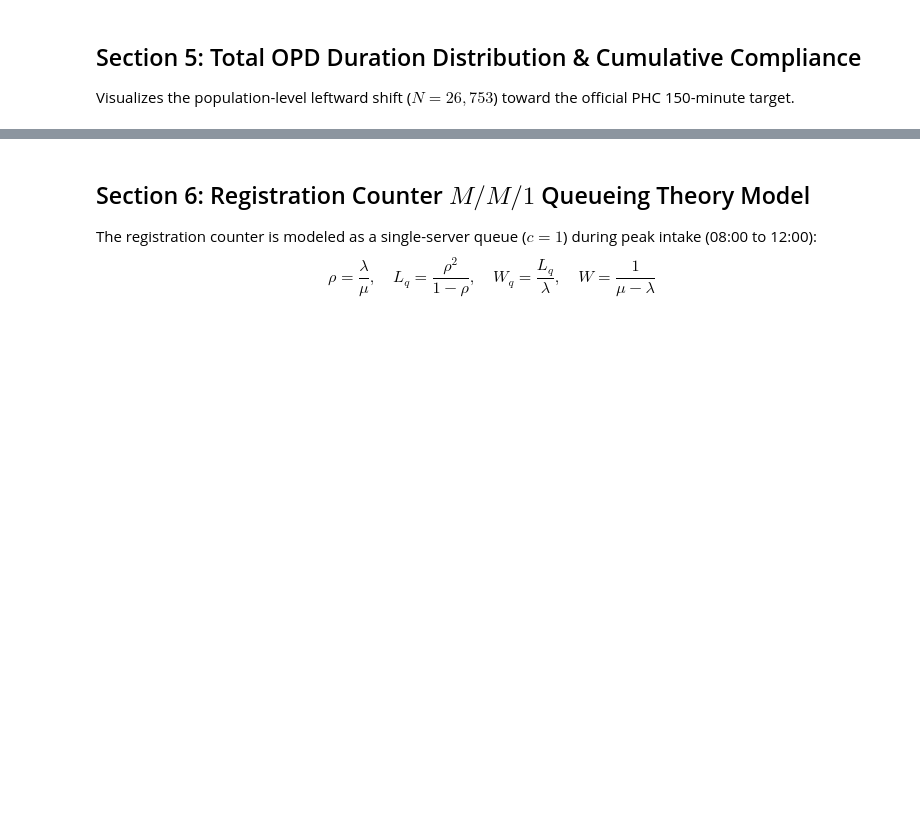
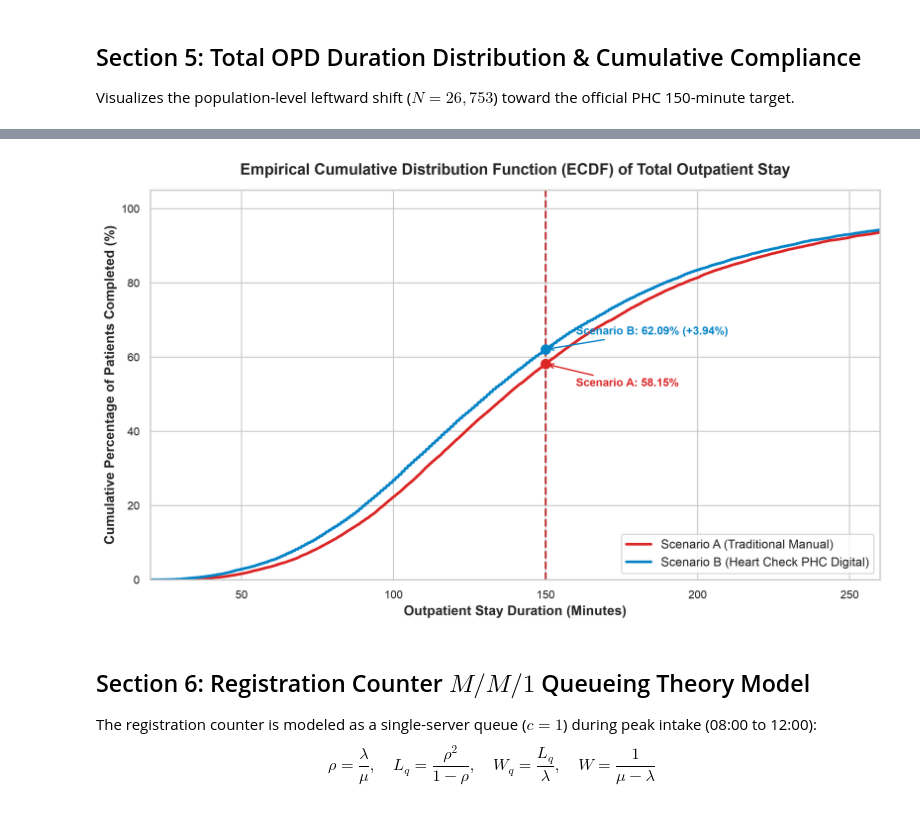
Before and after one commit to Haoraaaannnn/heart-check-phc, a Jupyter notebook: python_backend/chapter4_simulation.ipynb, the cells around one changed output, grey strips where cells are left out. Cells and saved outputs as stored; diff of their text form; code cells hidden in the pictures; blank space fills up the shorter version.

```diff
--- a/python_backend/chapter4_simulation.ipynb
+++ b/python_backend/chapter4_simulation.ipynb
@@ -569,34 +619,36 @@ plt.show()
 # Figure 4.3: Empirical Cumulative Distribution Function (CDF)
 fig, ax = plt.subplots(figsize=(10, 6))
 
 sorted_a = np.sort(df_scenario_a["total_opd_sim"])
 y_a = np.arange(1, len(sorted_a) + 1) / len(sorted_a) * 100
 
 sorted_b = np.sort(df_scenario_b["total_opd_sim"])
 y_b = np.arange(1, len(sorted_b) + 1) / len(sorted_b) * 100
 
 ax.plot(sorted_a, y_a, color=COLOR_MANUAL, linewidth=2.4, label="Scenario A (Traditional Manual)")
 ax.plot(sorted_b, y_b, color=COLOR_DIGITAL, linewidth=2.4, label="Scenario B (Heart Check PHC Digital)")
 
 ax.axvline(150, color="#b91c1c", linestyle="--", linewidth=1.8, alpha=0.85)
 ax.scatter([150], [w150_a], color=COLOR_MANUAL, s=70, zorder=5)
 ax.scatter([150], [w150_b], color=COLOR_DIGITAL, s=70, zorder=5)
 
 ax.annotate(f"Scenario A: {w150_a:.2f}%", xy=(150, w150_a), xytext=(160, w150_a - 6),
             arrowprops=dict(arrowstyle="->", color=COLOR_MANUAL, lw=1.2), fontsize=10, fontweight="bold", color=COLOR_MANUAL)
 ax.annotate(f"Scenario B: {w150_b:.2f}% (+{w150_b - w150_a:.2f}%)",
             xy=(150, w150_b), xytext=(160, w150_b + 4),
             arrowprops=dict(arrowstyle="->", color=COLOR_DIGITAL, lw=1.2), fontsize=10, fontweight="bold", color=COLOR_DIGITAL)
 
-ax.set_title("Figure 4.3: Empirical Cumulative Distribution Function (ECDF) of Total Outpatient Stay", fontweight="bold", pad=14)
+ax.set_title("Empirical Cumulative Distribution Function (ECDF) of Total Outpatient Stay", fontweight="bold", pad=14)
 ax.set_xlabel("Outpatient Stay Duration (Minutes)", fontweight="bold")
 ax.set_ylabel("Cumulative Percentage of Patients Completed (%)", fontweight="bold")
 ax.set_xlim(20, 260)
 ax.set_ylim(0, 105)
 ax.legend(loc="lower right", frameon=True)
 
 plt.tight_layout()
 plt.show()
+# %% [output]
+[figure, added]
 # %% [markdown]
 ## Section 6: Registration Counter $M/M/1$ Queueing Theory Model
 
```
Also changed, not shown: parts of 16 cells of this notebook, 16 other files.
